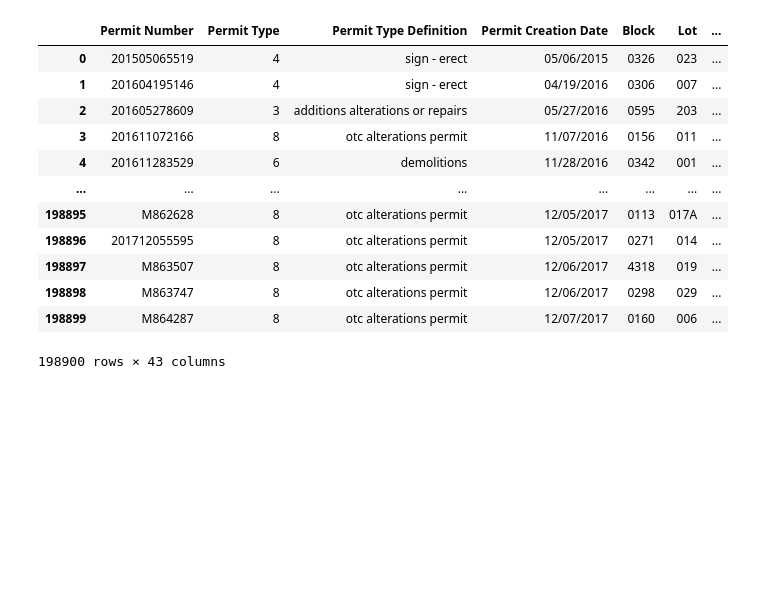
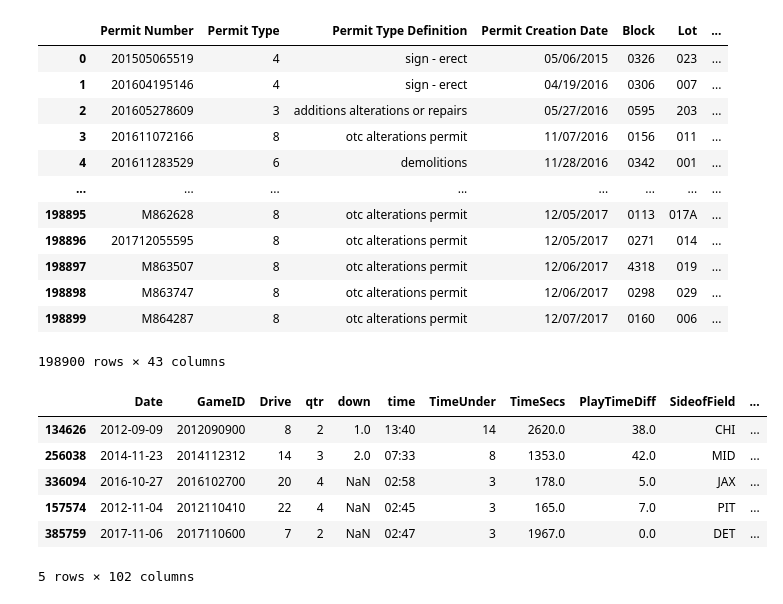
Before and after one commit to saurav1066/Data-Science-, a Jupyter notebook: data-cleaning.ipynb, the cells around one changed output. Saved outputs shown, nothing was run; the diff lists cells and outputs as text; code cells hidden in the pictures; blank space fills up the shorter version.

```diff
--- a/data-cleaning.ipynb
+++ b/data-cleaning.ipynb
@@ -34,3 +34,15 @@ building_permits
 | 198898 | M863747 | 8 | otc alterations permit | 12/06/2017 | 0298 | 029 | ... |
 | 198899 | M864287 | 8 | otc alterations permit | 12/07/2017 | 0160 | 006 | ... |
 198900 rows × 43 columns
+# %%
+#Lets check some data to see what kind of anomalies are there
+nfl_data.sample(5)
+#AS the output seggests we can see there are lots on NaN feilds with missing data.
+# %% [output]
+|  | Date | GameID | Drive | qtr | down | time | TimeUnder | TimeSecs | PlayTimeDiff | SideofField | ... |
+| 134626 | 2012-09-09 | 2012090900 | 8 | 2 | 1.0 | 13:40 | 14 | 2620.0 | 38.0 | CHI | ... |
+| 256038 | 2014-11-23 | 2014112312 | 14 | 3 | 2.0 | 07:33 | 8 | 1353.0 | 42.0 | MID | ... |
+| 336094 | 2016-10-27 | 2016102700 | 20 | 4 | NaN | 02:58 | 3 | 178.0 | 5.0 | JAX | ... |
+| 157574 | 2012-11-04 | 2012110410 | 22 | 4 | NaN | 02:45 | 3 | 165.0 | 7.0 | PIT | ... |
+| 385759 | 2017-11-06 | 2017110600 | 7 | 2 | NaN | 02:47 | 3 | 1967.0 | 0.0 | DET | ... |
+5 rows × 102 columns
```
Also changed, not shown: parts of 6 cells of this notebook.
